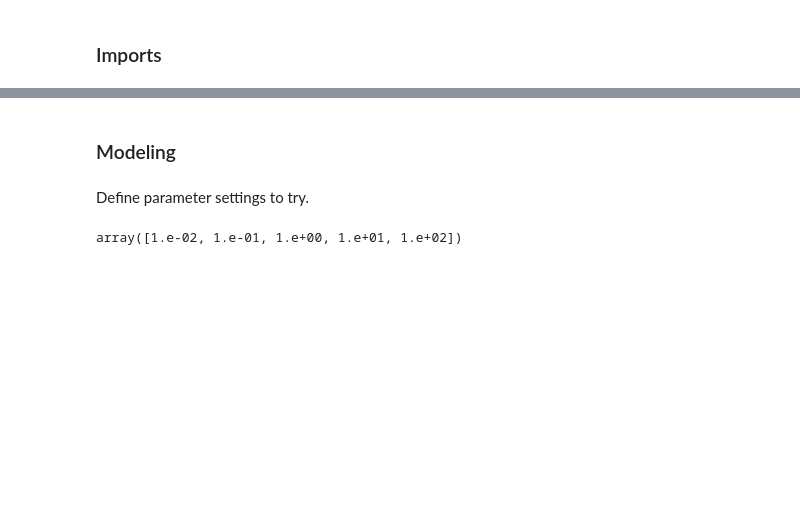
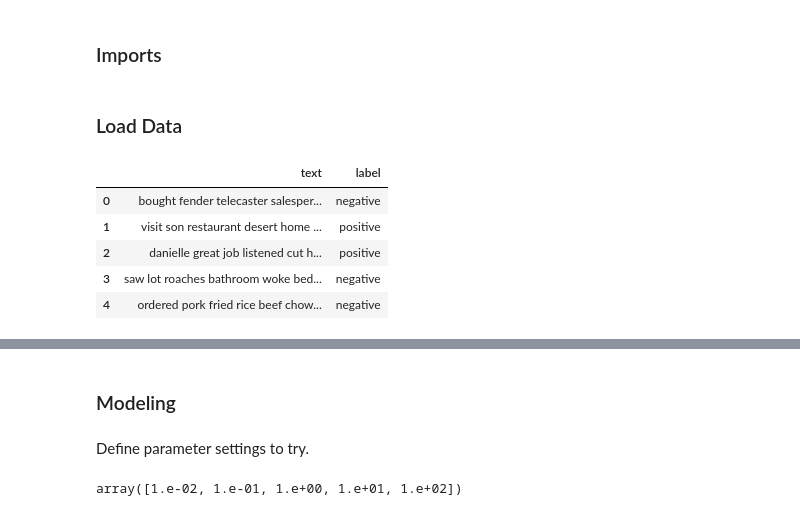
Before and after one commit to yongkokkhuen/ml-group-project, a Jupyter notebook: modeling/support-vector-machine.ipynb, the cells around one changed output, grey strips where cells are left out. Saved outputs shown, nothing was run; the diff lists cells and outputs as text; code cells hidden in the pictures; blank space fills up the shorter version.

```diff
--- a/modeling/support-vector-machine.ipynb
+++ b/modeling/support-vector-machine.ipynb
@@ -29,0 +12,12 @@ X_test_uni_bi_sw = load_file("X_test_uni_bi_sw.pickle")
+# %% [markdown]
+### Load Data
+# %%
+df = pd.read_csv("../data/review_2022_clean.csv")
+df.head()
+# %% [output]
+|  | text | label |
+| 0 | bought fender telecaster salesper... | negative |
+| 1 | visit son restaurant desert home ... | positive |
+| 2 | danielle great job listened cut h... | positive |
+| 3 | saw lot roaches bathroom woke bed... | negative |
+| 4 | ordered pork fried rice beef chow... | negative |
```
Also changed, not shown: parts of 43 cells of this notebook.
